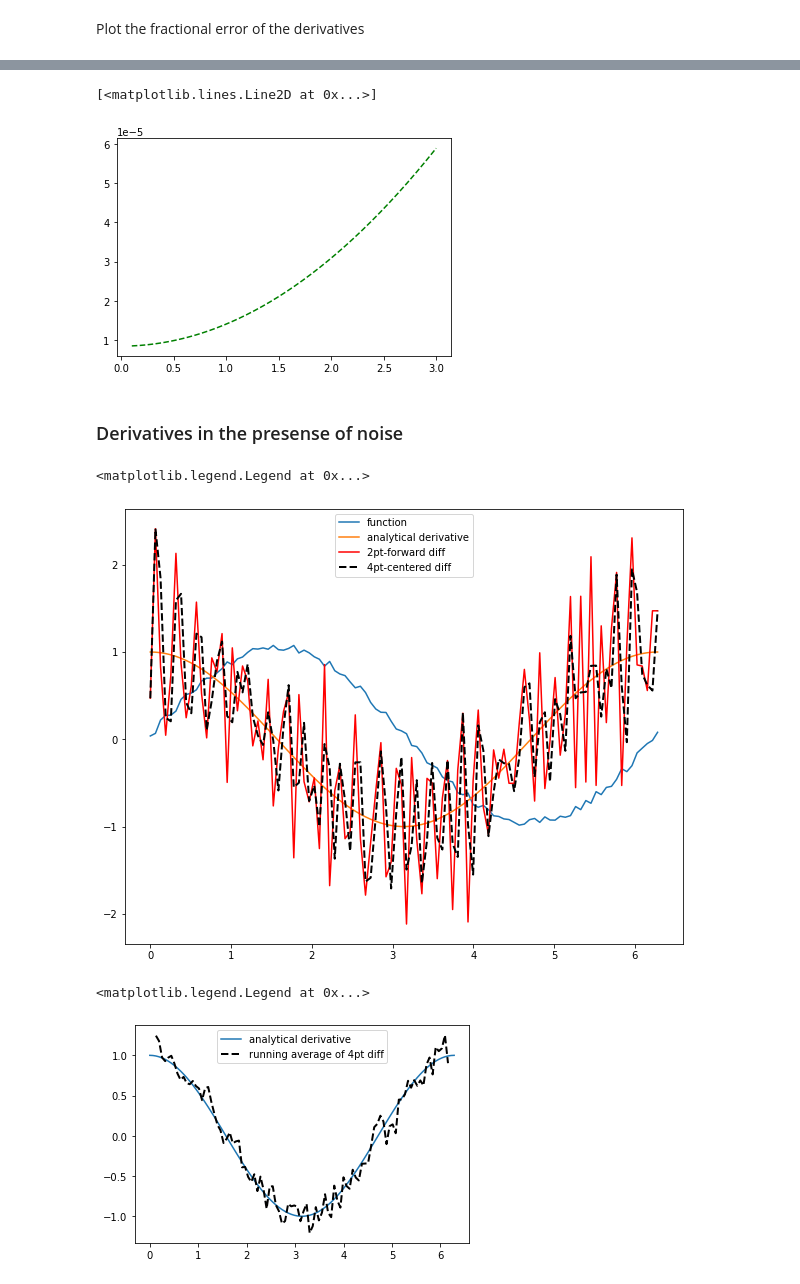
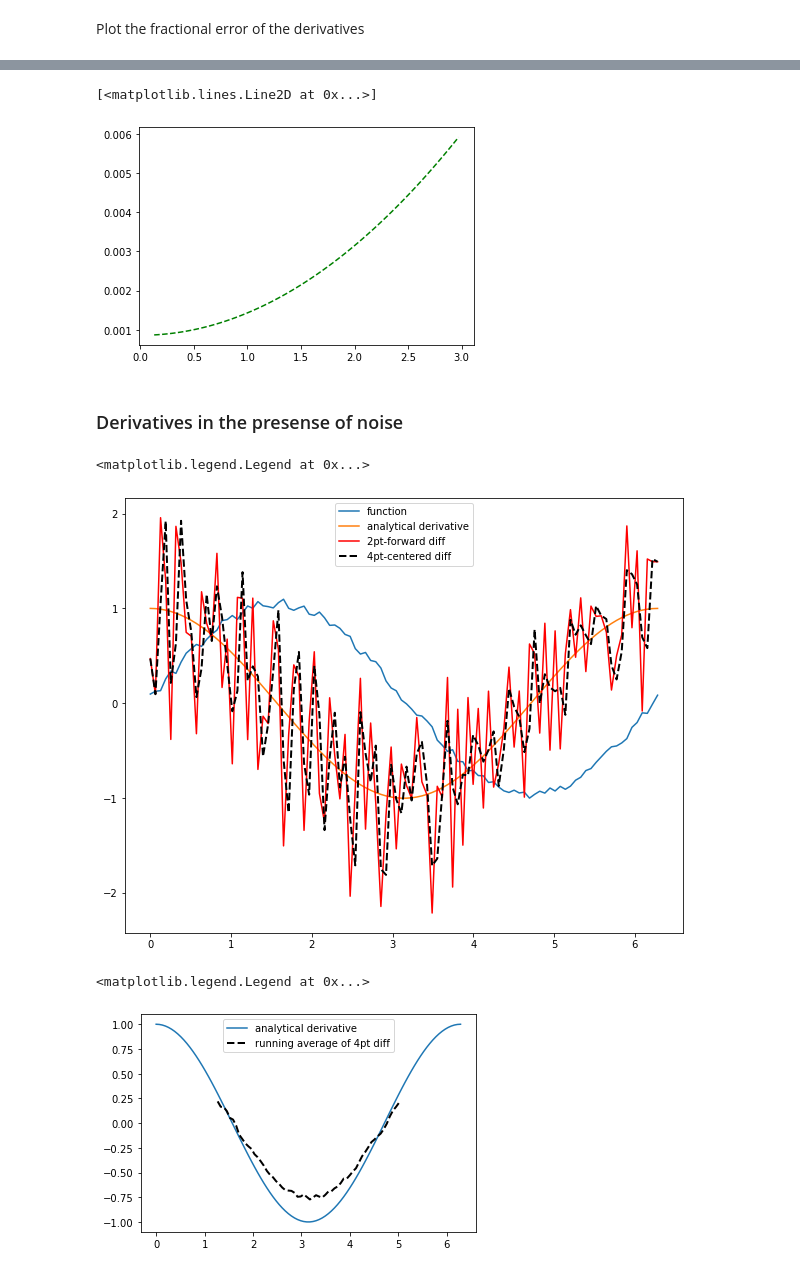
Before and after one commit to ds-connectors/Physics-88-Fa20, a Jupyter notebook: Week11/Lecture07a.ipynb, the cells around one changed output, grey strips where cells are left out. Drawn from its saved outputs; the diff is of its cells as text; code cells hidden in the pictures.

```diff
--- a/Week11/Lecture07a.ipynb
+++ b/Week11/Lecture07a.ipynb
@@ -23,7 +23,7 @@ work well for very smooth data. they are surprisingly fast even up to
 10000 points in the vector.
 '''
 
-x = np.linspace(0,np.pi,100)
+x = np.linspace(0,3,100)
 y = x**2+2*x-5
 dy_analytical = 2*x+2
 '''
@@ -192,7 +192,7 @@ work well for very smooth data. they are surprisingly fast even up to
 10000 points in the vector.
 '''
 
-x = np.linspace(0.1,3,1000)
+x = np.linspace(0.1,3,100)
 y = np.exp(x**2)
 dy_analytical = 2*x*np.exp(x**2)
 '''
@@ -269,7 +269,7 @@ plt.show()
 plt.plot(x[1:-1],r_dyc[1:-1],'g--')
 # %% [output]
 [<matplotlib.lines.Line2D at 0x...>]
-[figure, old version]
+[figure, new version]
 # %% [markdown]
 ### Derivatives in the presense of noise
 # %%
@@ -277,7 +277,7 @@ x = np.linspace(0,2*np.pi,100)
 y = np.sin(x) + 0.1*np.random.random(size=x.shape)
 dy_analytical = np.cos(x)
 
-#2-point formula
+#2-point formula, forward diff
 dyf = [0.0]*len(x)
 for i in range(len(y)-1):
     dyf[i] = (y[i+1] - y[i])/(x[i+1]-x[i])
@@ -311,16 +311,16 @@ plt.plot(x,dy,'k--',lw=2,label='4pt-centered diff')
 plt.legend(loc='upper center')
 # %% [output]
 <matplotlib.legend.Legend at 0x...>
-[figure, old version]
+[figure, new version]
 # %%
 # compute a running average of the derivative
-Nave = 2
+Nave = 20    # number = 2*Nave+1
 
 dyave = [np.mean(dy[i-Nave:i+Nave]) for i in range(Nave,len(dy)-Nave)]
 plt.plot(x,dy_analytical,label='analytical derivative')
 plt.plot(x[Nave:-Nave],dyave,'k--',lw=2,label='running average of 4pt diff')
 
 plt.legend(loc='upper center')
 # %% [output]
 <matplotlib.legend.Legend at 0x...>
-[figure, old version]
+[figure, new version]
```
Also changed, not shown: parts of 6 cells of this notebook, 1 other file.
